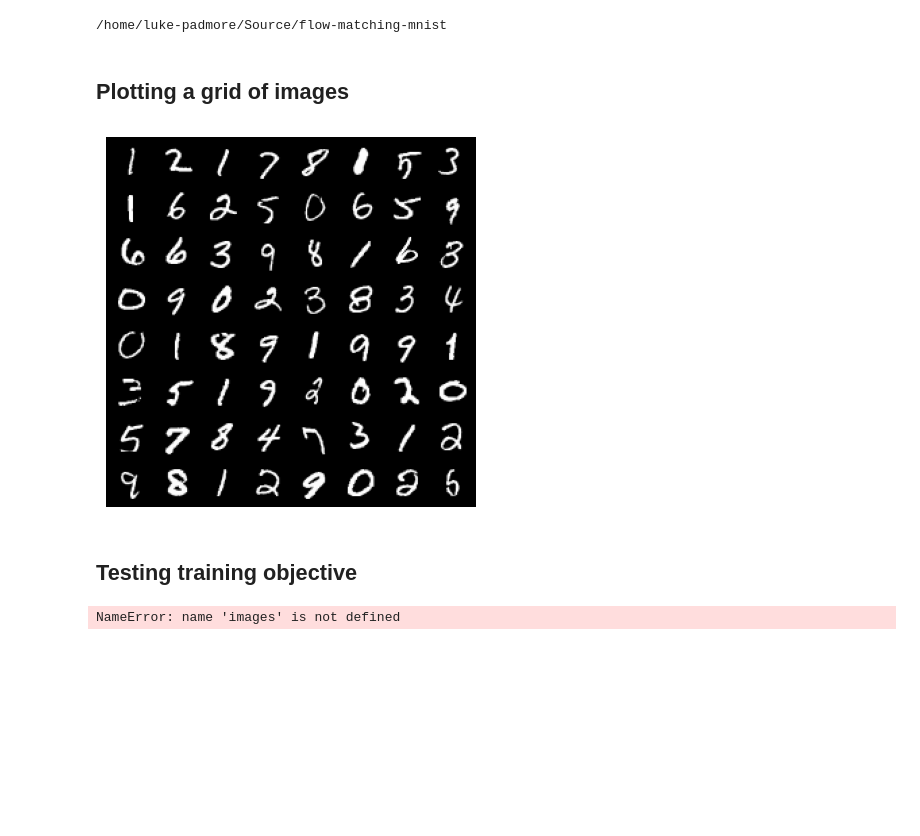
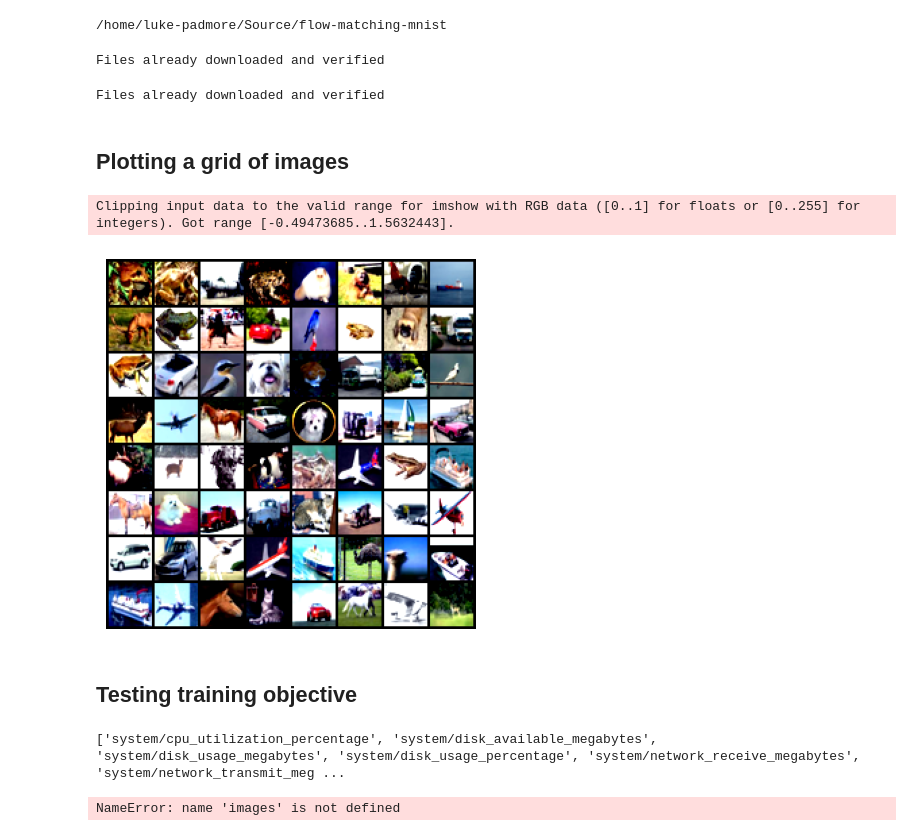
Before and after one commit to LukeCPadmore/flow-matching, a Jupyter notebook: notebooks/testing.ipynb, the cells around one changed output. Cells and saved outputs as stored; diff of their text form; code cells hidden in the pictures; blank space fills up the shorter version.

Commit message:
Testing CIFAR

```diff
--- a/notebooks/testing.ipynb
+++ b/notebooks/testing.ipynb
@@ -42,32 +51,65 @@ testloader = DataLoader(trainset,
                         batch_size=batch_size,
                         shuffle=True,
                         num_workers=4)
+# %%
+cifar10_default_transform = transforms.Compose(
+    [
+        transforms.ToTensor(),
+        transforms.Normalize(
+            (0.4914, 0.4822, 0.4465),
+            (0.2470, 0.2435, 0.2616),
+        ),
+    ]
+)
+
+trainset = torchvision.datasets.CIFAR10(root = '/home/luke-padmore/Source/flow-matching-mnist/data',
+                                      train=True,
+                                      download=True,
+                                      transform=cifar10_default_transform)
+trainloader = DataLoader(trainset,
+                        batch_size=batch_size,
+                        shuffle=True,
+                        num_workers=4)
+testset = torchvision.datasets.CIFAR10(root = '/home/luke-padmore/Source/flow-matching-mnist/data',
+                                      train=True,
+                                      download=True,
+                                      transform=cifar10_default_transform)
+
+testloader = DataLoader(testset,
+                        batch_size=batch_size,
+                        shuffle=True,
+                        num_workers=4)
+# %% [output]
+Files already downloaded and verified
+Files already downloaded and verified
 # %% [markdown]
 ## Plotting a grid of images
 # %%
-out_dir = Path("notebooks/outputs")
-out_dir = Path("notebooks/outputs")
-out_dir.mkdir(parents=True, exist_ok=True)
 dataiter = iter(trainloader)
 images, labels = next(dataiter)
 
 grid = torchvision.utils.make_grid((images + 1) / 2,nrow = 8)
 
 plt.imshow(grid.permute(1, 2, 0))
-torchvision.utils.save_image(grid, out_dir / "mnist_grid.png")
+# torchvision.utils.save_image(grid, out_dir / "mnist_grid.png")
 plt.axis('off')
 plt.show()
-
-idx2 = (labels == 2).nonzero(as_tuple=True)[0][0]
-img2 = (images[idx2] + 1) / 2
-torchvision.utils.save_image(img2, out_dir / "mnist_digit_2.png")
 # %% [output]
+Clipping input data to the valid range for imshow with RGB data ([0..1] for floats or [0..255] for integers). Got range [-0.49473685..1.5632443].
-[figure, old version]
+[figure, new version]
 # %% [markdown]
 ## Testing training objective
 # %%
 device = torch.device('cuda' if torch.cuda.is_available() else 'cpu')
 model = UNet([1,32,64,128],8,8,8,128).to(device).to(device)
+# %%
+import mlflow
+from mlflow.tracking import MlflowClient
+client = MlflowClient(tracking_uri="http://127.0.0.1:5001/")
+run = client.get_run("1488c82154344e17854c2595f02d0fb4")
+print(sorted(run.data.metrics.keys()))
+# %% [output]
+['system/cpu_utilization_percentage', 'system/disk_available_megabytes', 'system/disk_usage_megabytes', 'system/disk_usage_percentage', 'system/network_receive_megabytes', 'system/network_transmit_meg ...
 # %%
 def vf_learned(model):
     def f(x,t):
```
Also changed, not shown: parts of 1 cell of this notebook, 8 other files.
